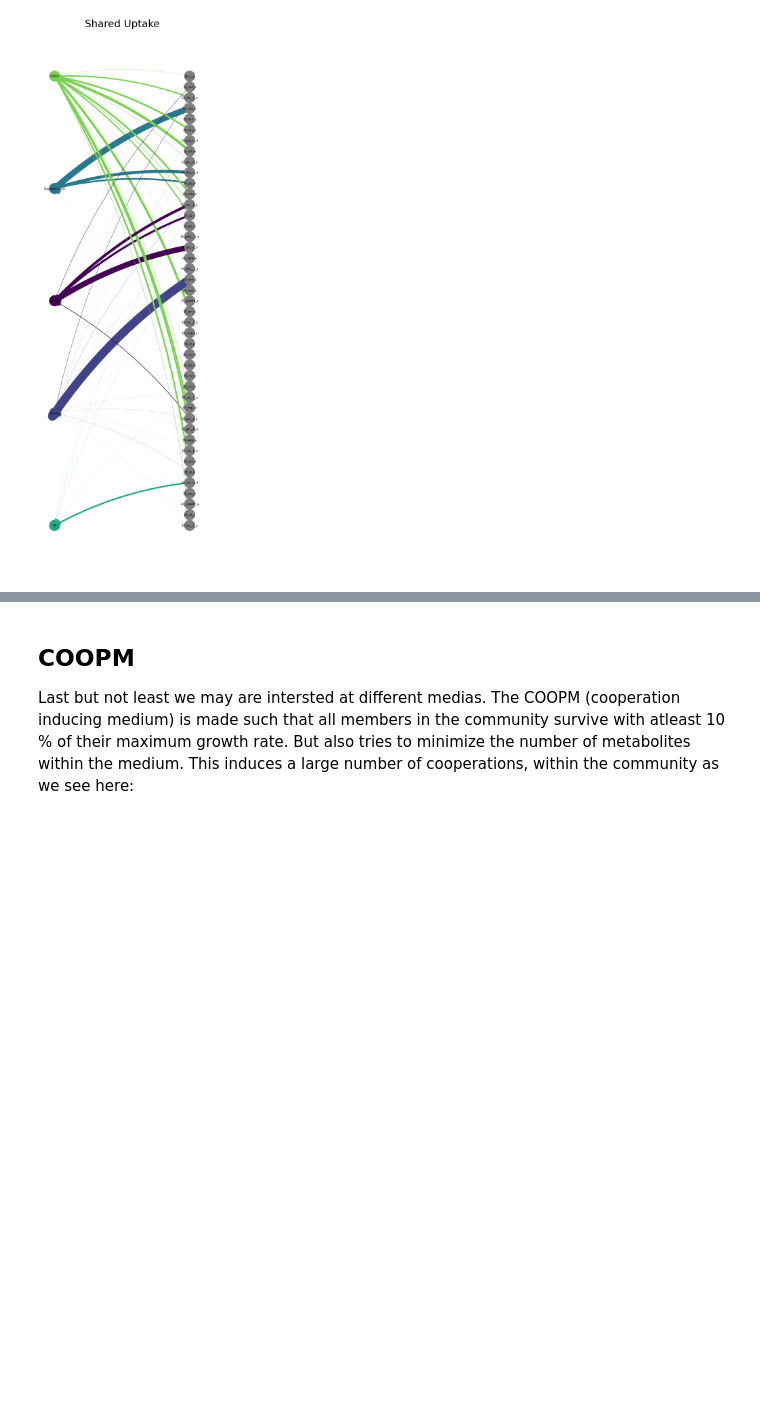
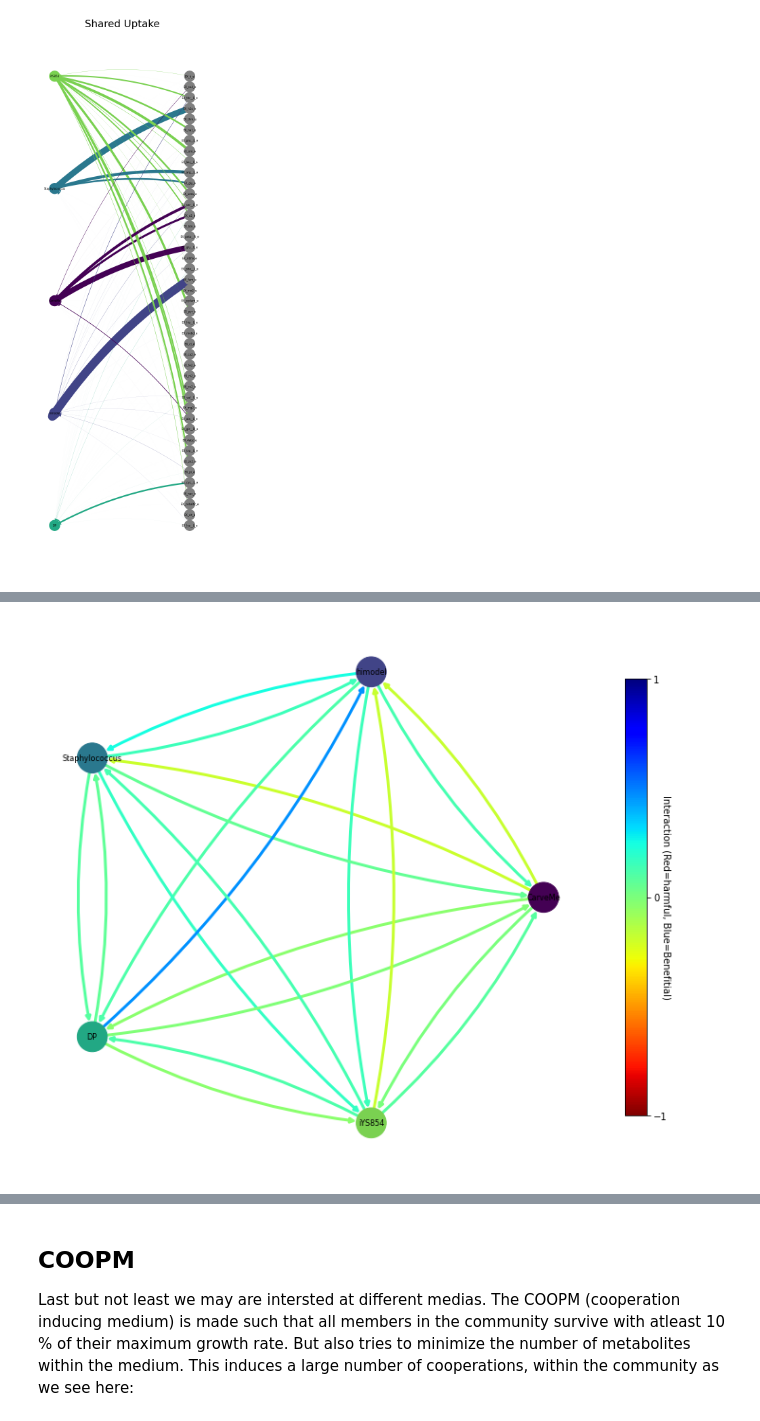
Before and after one commit to manuelgloeckler/ncmw, a Jupyter notebook: docs/community.ipynb, the cells around one changed output, grey strips where cells are left out. Drawn from its saved outputs; the diff is of its cells as text; code cells hidden in the pictures; blank space fills up the shorter version.

```diff
--- a/docs/community.ipynb
+++ b/docs/community.ipynb
@@ -111,0 +122,4 @@ iYS854 :  2.426550553096832  with weights  1
+# %%
+f = plot_species_interaction(model, summary)
+# %% [output]
+[figure, added]
```
Also changed, not shown: parts of 20 cells of this notebook, 5 other files.
